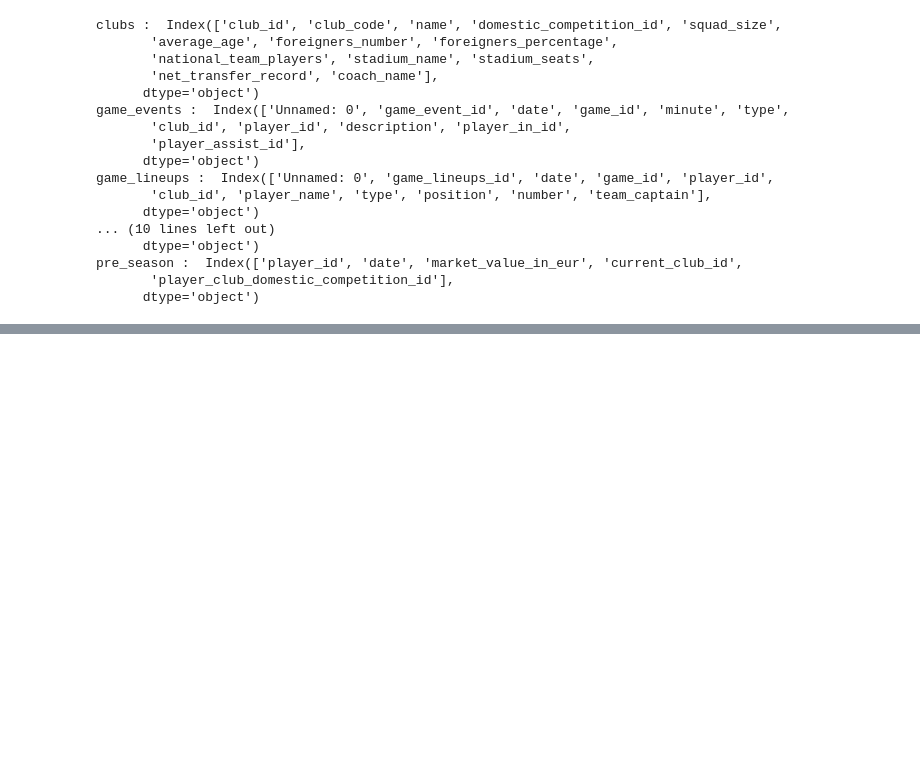
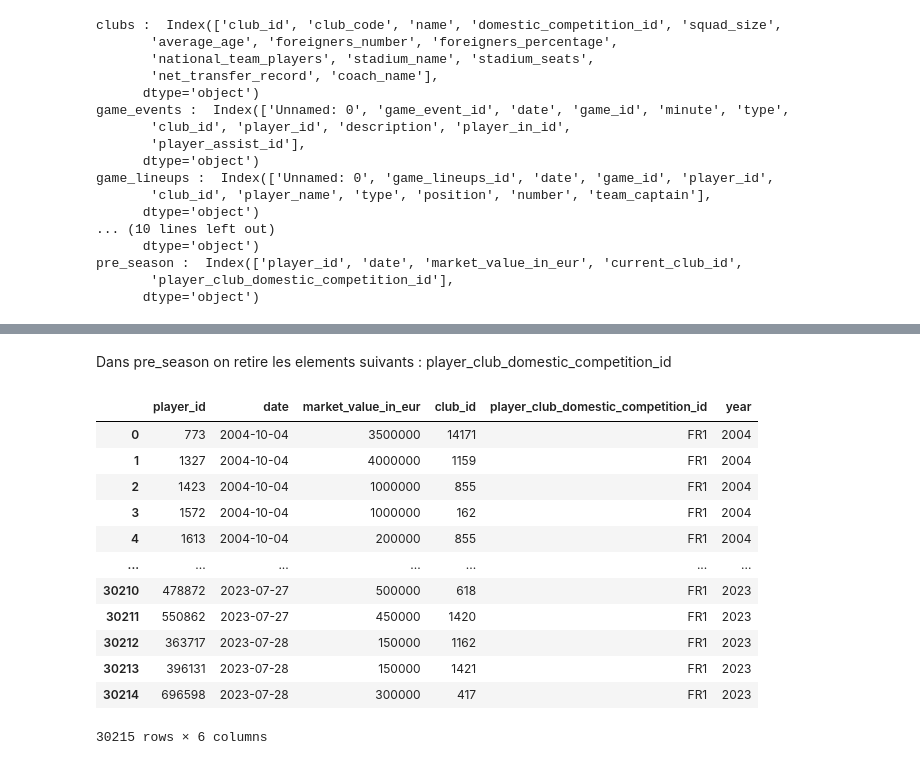
Before and after one commit to Onizaro/ligue1_predictions, a Jupyter notebook: notebook_final.ipynb, the cells around one changed output, grey strips where cells are left out. Saved outputs shown, nothing was run; the diff lists cells and outputs as text; code cells hidden in the pictures; blank space fills up the shorter version.

```diff
--- a/notebook_final.ipynb
+++ b/notebook_final.ipynb
@@ -123,0 +133,31 @@ player_stats
+# %% [markdown]
+Dans pre_season on retire les elements suivants : player_club_domestic_competition_id
+# %%
+def aggregate_player_pre_season_stats_by_year(df):
+
+    #on veux seulement l'année de la saison
+    df['date'] = pd.to_datetime(df['date'])
+    df['year'] = pre_season['date'].dt.year
+    df = df.rename(columns={'current_club_id': 'club_id'})
+    df.drop(columns=['player_club_domestic_competition_id'])
+    df.sort_values(by="year")
+
+
+    return df
+
+pre_season = aggregate_player_pre_season_stats_by_year(pre_season)
+pre_season
+# %% [output]
+|  | player_id | date | market_value_in_eur | club_id | player_club_domestic_competition_id | year |
+| 0 | 773 | 2004-10-04 | 3500000 | 14171 | FR1 | 2004 |
+| 1 | 1327 | 2004-10-04 | 4000000 | 1159 | FR1 | 2004 |
+| 2 | 1423 | 2004-10-04 | 1000000 | 855 | FR1 | 2004 |
+| 3 | 1572 | 2004-10-04 | 1000000 | 162 | FR1 | 2004 |
+| 4 | 1613 | 2004-10-04 | 200000 | 855 | FR1 | 2004 |
+| ... | ... | ... | ... | ... | ... | ... |
+| 30210 | 478872 | 2023-07-27 | 500000 | 618 | FR1 | 2023 |
+| 30211 | 550862 | 2023-07-27 | 450000 | 1420 | FR1 | 2023 |
+| 30212 | 363717 | 2023-07-28 | 150000 | 1162 | FR1 | 2023 |
+| 30213 | 396131 | 2023-07-28 | 150000 | 1421 | FR1 | 2023 |
+| 30214 | 696598 | 2023-07-28 | 300000 | 417 | FR1 | 2023 |
+30215 rows × 6 columns
```
Also changed, not shown: parts of 9 cells of this notebook.
